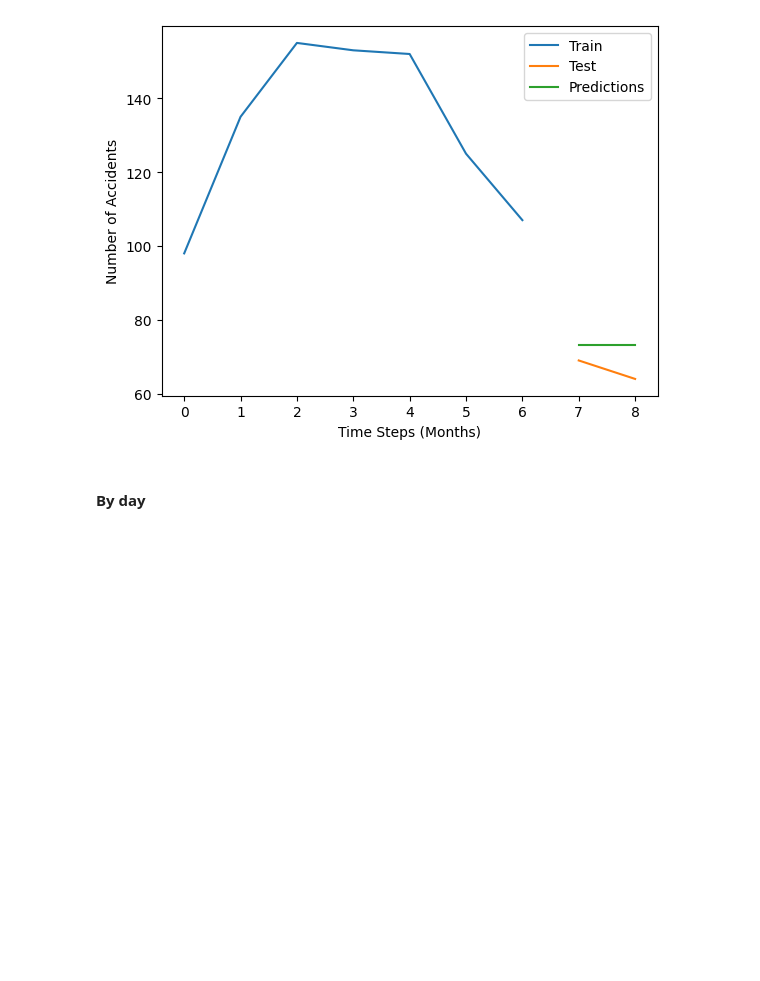
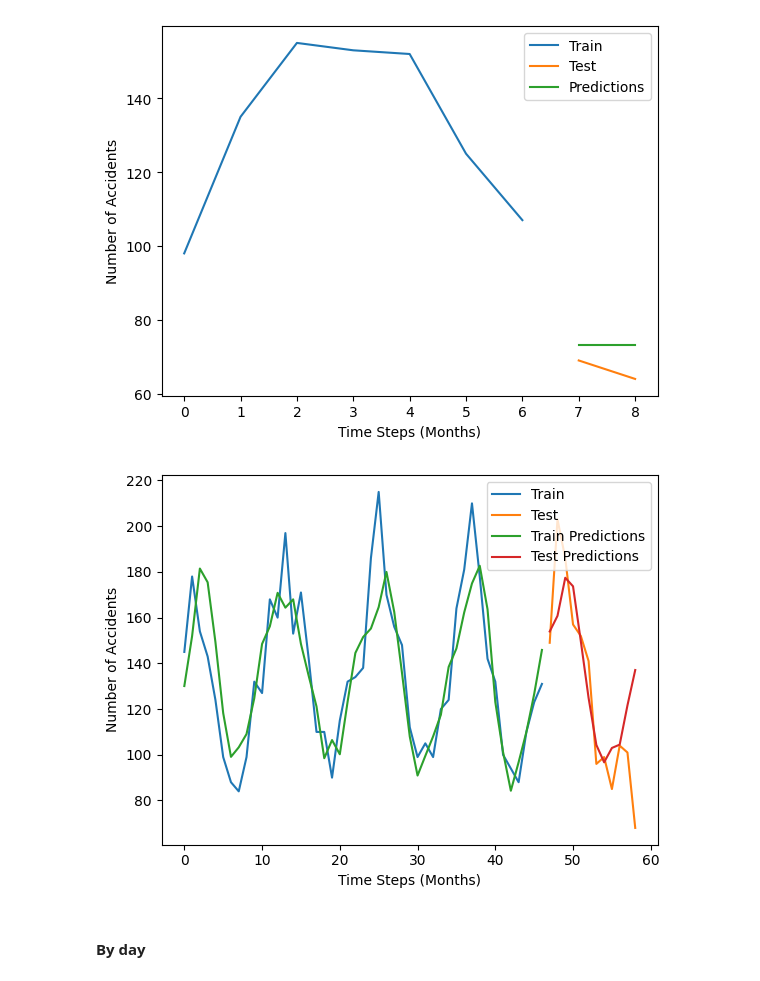
Before and after one commit to TheErdosInstitute-Summer2025-Project/aviation-project, a Jupyter notebook: jupyter-notebooks/ntsb_data_time_series.ipynb, the cells around one changed output. Drawn from its saved outputs; the diff is of its cells as text; code cells hidden in the pictures; blank space fills up the shorter version.

Commit message:
updated time series prediction
Applied time series predictions on a larger data set

```diff
--- a/jupyter-notebooks/ntsb_data_time_series.ipynb
+++ b/jupyter-notebooks/ntsb_data_time_series.ipynb
@@ -101,25 +103,35 @@ def LSTMmodel(data, window_size):
   y_train_scaled = scaler_Y.fit_transform(y_train.reshape(-1, 1).reshape(-1, 1))
   y_test_scaled = scaler_Y.transform(y_test.reshape(-1, 1).reshape(-1, 1))
 
-  # Build the LSTM model
+  # # Build the LSTM model (for large data)
+  # model = Sequential()
+  # model.add(InputLayer((window_size, 1)))
+  # model.add(LSTM(64))
+  # model.add(Dense(8, activation='relu'))
+  # model.add(Dropout(0.2))
+  # model.add(Dense(1))
+  # model.compile(optimizer='adam', loss='mse')
+
+  # # Train the model
+  # model.fit(X_train_scaled, y_train_scaled, epochs=50, batch_size=64, verbose=0)
+
+  # Build the LSTM model (for small data)
   model = Sequential()
   model.add(InputLayer((window_size, 1)))
-  model.add(LSTM(64))
-  model.add(Dense(8, activation='relu'))
-  model.add(Dropout(0.2))
+  model.add(LSTM(16))
   model.add(Dense(1))
   model.compile(optimizer='adam', loss='mse')
 
   # Train the model
-  model.fit(X_train_scaled, y_train_scaled, epochs=50, batch_size=64, verbose=1)
+  model.fit(X_train_scaled, y_train_scaled, epochs=100, batch_size=8, verbose=0)
 
   # Make predictions
   train_predict = model.predict(X_train_scaled)
   test_predict = model.predict(X_test_scaled)
 
   # Invert predictions to original scale
-  train_predict = scaler_X.inverse_transform(train_predict)
-  test_predict = scaler_X.inverse_transform(test_predict)
+  train_predict = scaler_Y.inverse_transform(train_predict)
+  test_predict = scaler_Y.inverse_transform(test_predict)
 
   return X_train, X_test, y_train, y_test, train_predict, test_predict
 # %% [markdown]
@@ -179,6 +173,28 @@ plt.legend()
 plt.show()
 # %% [output]
 [figure]
+# %%
+post_covid = merged.loc[merged['ev_year'] >= 2020]
+merged_accidents_by_month = post_covid.groupby(['ev_year', 'ev_month']).size().reset_index(name='Count')
+# %%
+# Prepare data for LSTM
+data = merged_accidents_by_month['Count'].values.reshape(-1, 1)
+
+window_size = 5  # Number of previous months to consider
+
+X_train, X_test, y_train, y_test, train_predict, test_predict = LSTMmodel(data, window_size)
+
+plt.plot(y_train, label='Train')
+plt.plot(np.arange(len(y_train), len(y_train) + len(y_test)), y_test, label='Test')
+plt.plot(train_predict, label='Train Predictions')
+plt.plot(np.arange(len(y_train), len(y_train) + len(y_test)), test_predict, label='Test Predictions')
+
+plt.xlabel('Time Steps (Months)')
+plt.ylabel('Number of Accidents')
+plt.legend()
+plt.show()
+# %% [output]
+[figure, added]
 # %% [markdown]
 #### By day
 # %%
```
Also changed, not shown: parts of 5 cells of this notebook, 2 other files.
